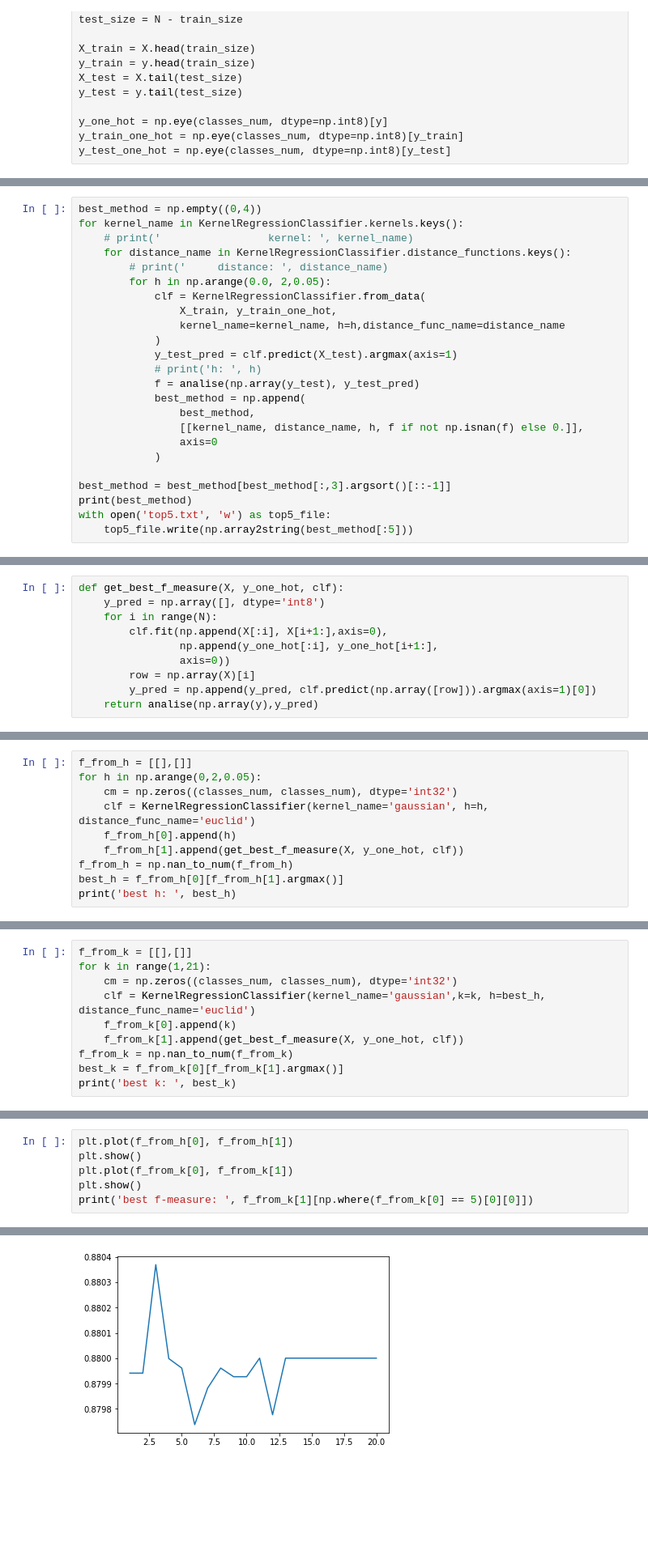
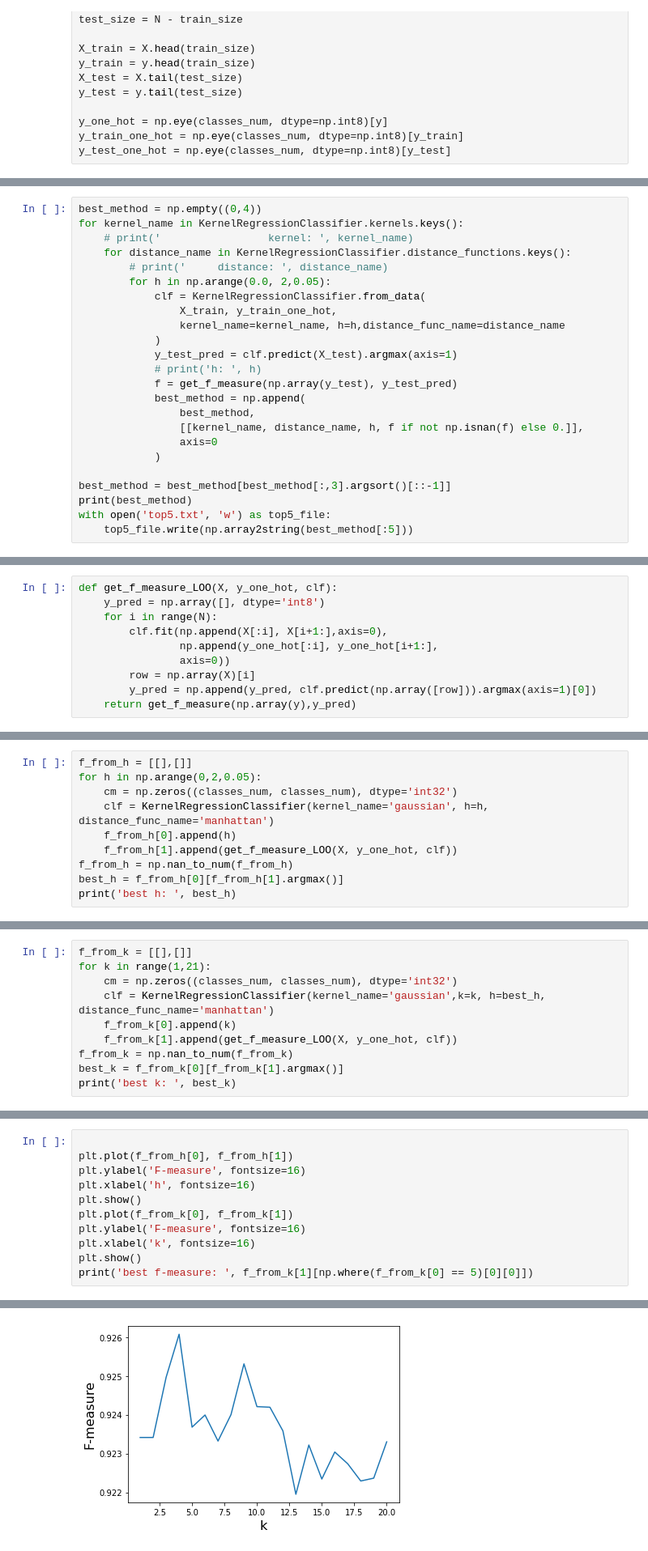
Before and after one commit to NeutralMike/ml_labs, a Jupyter notebook: 1.kNN/kNN.ipynb, the cells around one changed output, grey strips where cells are left out. Shown at 81% size. Saved outputs shown, nothing was run; the diff lists cells and outputs as text; blank space fills up the shorter version.

```diff
--- a/1.kNN/kNN.ipynb
+++ b/1.kNN/kNN.ipynb
@@ -105,7 +113,7 @@ for kernel_name in KernelRegressionClassifier.kernels.keys():
             )
             y_test_pred = clf.predict(X_test).argmax(axis=1)
             # print('h: ', h)
-            f = analise(np.array(y_test), y_test_pred)
+            f = get_f_measure(np.array(y_test), y_test_pred)
             best_method = np.append(
                 best_method,
                 [[kernel_name, distance_name, h, f if not np.isnan(f) else 0.]],
@@ -121,5 +137,5 @@ KeyboardInterrupt:
 # %%
-def get_best_f_measure(X, y_one_hot, clf):
+def get_f_measure_LOO(X, y_one_hot, clf):
     y_pred = np.array([], dtype='int8')
     for i in range(N):
         clf.fit(np.append(X[:i], X[i+1:],axis=0),
@@ -127,4 +143,4 @@ def get_best_f_measure(X, y_one_hot, clf):
                 axis=0))
         row = np.array(X)[i]
         y_pred = np.append(y_pred, clf.predict(np.array([row])).argmax(axis=1)[0])
-    return analise(np.array(y),y_pred)
+    return get_f_measure(np.array(y),y_pred)
@@ -132,9 +150,9 @@ def get_best_f_measure(X, y_one_hot, clf):
 f_from_h = [[],[]]
 for h in np.arange(0,2,0.05):
     cm = np.zeros((classes_num, classes_num), dtype='int32')
-    clf = KernelRegressionClassifier(kernel_name='gaussian', h=h, distance_func_name='euclid')
+    clf = KernelRegressionClassifier(kernel_name='gaussian', h=h, distance_func_name='manhattan')
     f_from_h[0].append(h)
-    f_from_h[1].append(get_best_f_measure(X, y_one_hot, clf))
+    f_from_h[1].append(get_f_measure_LOO(X, y_one_hot, clf))
 f_from_h = np.nan_to_num(f_from_h)
 best_h = f_from_h[0][f_from_h[1].argmax()]
 print('best h: ', best_h)
@@ -144,9 +164,9 @@ best h:  0.05
 f_from_k = [[],[]]
 for k in range(1,21):
     cm = np.zeros((classes_num, classes_num), dtype='int32')
-    clf = KernelRegressionClassifier(kernel_name='gaussian',k=k, h=best_h, distance_func_name='euclid')
+    clf = KernelRegressionClassifier(kernel_name='gaussian',k=k, h=best_h, distance_func_name='manhattan')
     f_from_k[0].append(k)
-    f_from_k[1].append(get_best_f_measure(X, y_one_hot, clf))
+    f_from_k[1].append(get_f_measure_LOO(X, y_one_hot, clf))
 f_from_k = np.nan_to_num(f_from_k)
 best_k = f_from_k[0][f_from_k[1].argmax()]
 print('best k: ', best_k)
@@ -155,7 +175,12 @@ best k:  3.0
 # %%
+
 plt.plot(f_from_h[0], f_from_h[1])
+plt.ylabel('F-measure', fontsize=16)
+plt.xlabel('h', fontsize=16)
 plt.show()
 plt.plot(f_from_k[0], f_from_k[1])
+plt.ylabel('F-measure', fontsize=16)
+plt.xlabel('k', fontsize=16)
 plt.show()
 print('best f-measure: ', f_from_k[1][np.where(f_from_k[0] == 5)[0][0]])
 # %% [output]
@@ -163 +188 @@ print('best f-measure: ', f_from_k[1][np.where(f_from_k[0] == 5)[0][0]])
-[figure, old version]
+[figure, new version]
```
Also changed, not shown: parts of 12 cells of this notebook, 2 other files.
